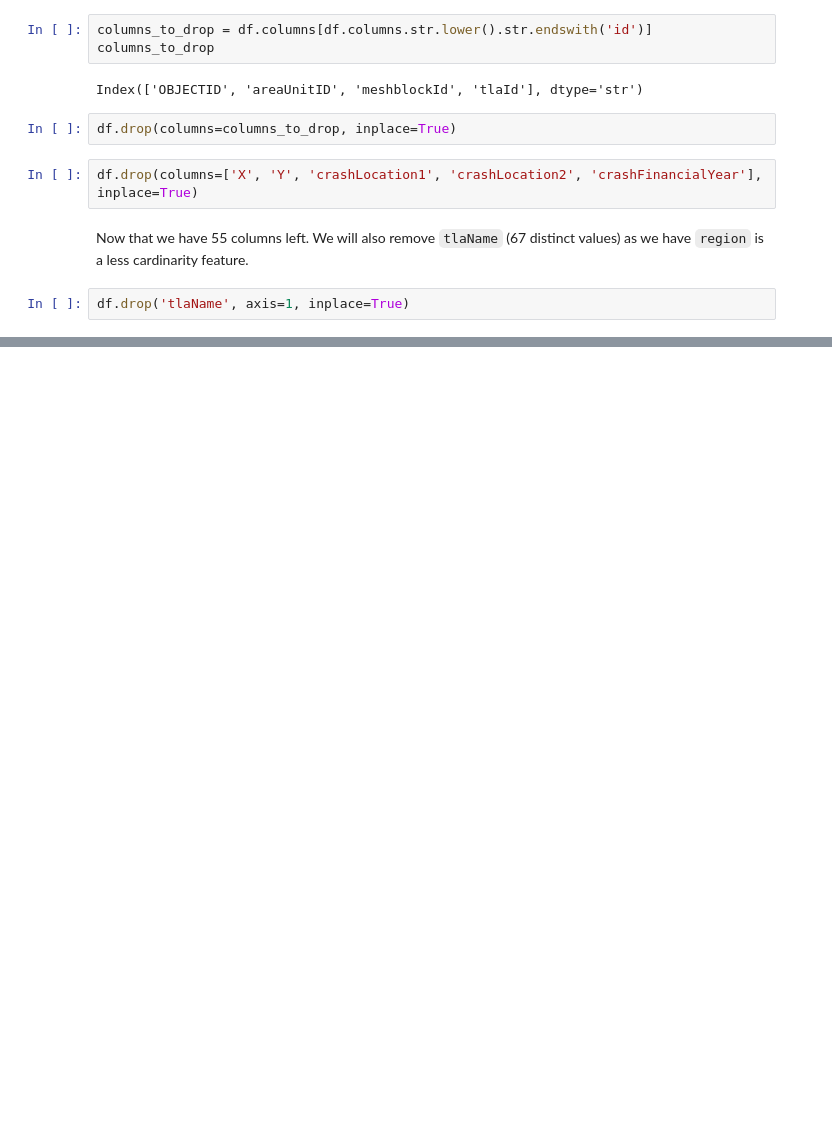
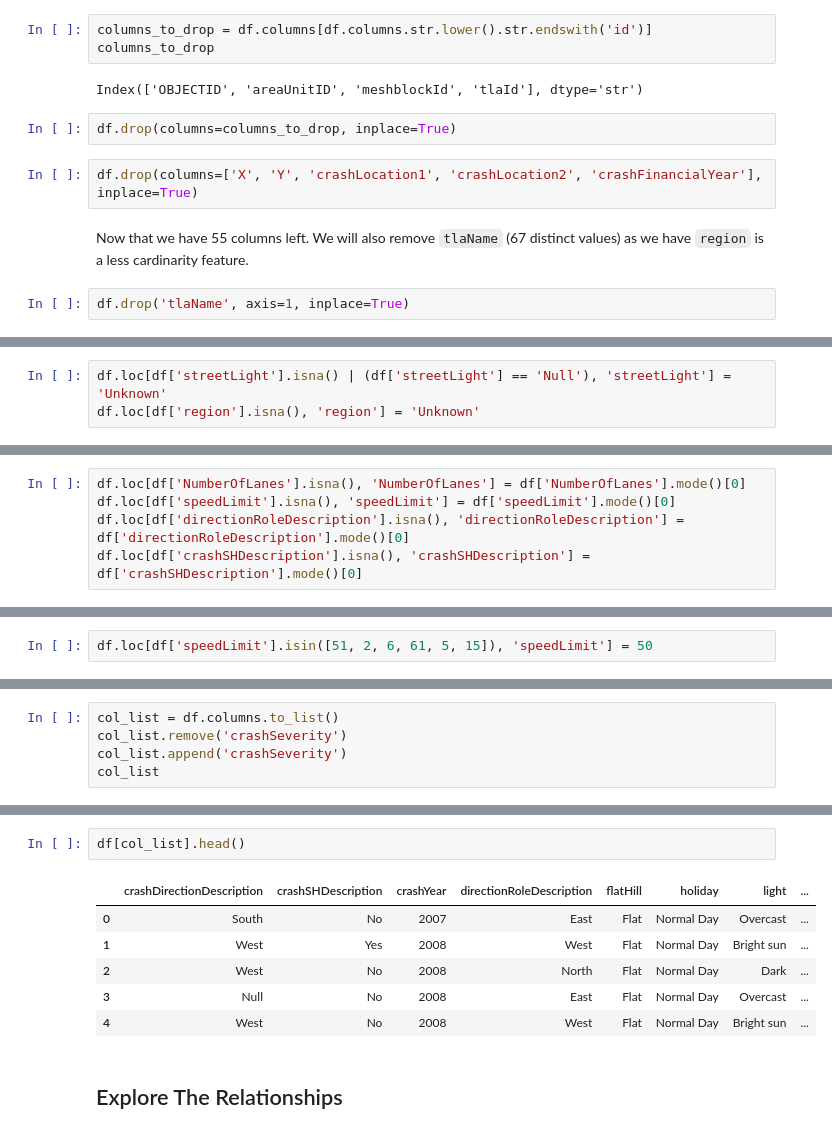
Before and after one commit to Lam-Truong/nz-road-safety-ML, a Jupyter notebook: exploration.ipynb, the cells around one changed output, grey strips where cells are left out. Drawn from its saved outputs; the diff is of its cells as text; blank space fills up the shorter version.

```diff
--- a/exploration.ipynb
+++ b/exploration.ipynb
@@ -163,0 +325,3 @@ df.drop('tlaName', axis=1, inplace=True)
+# %%
+df.loc[df['streetLight'].isna() | (df['streetLight'] == 'Null'), 'streetLight'] = 'Unknown'
+df.loc[df['region'].isna(), 'region'] = 'Unknown'
@@ -163,0 +330,5 @@ df.drop('tlaName', axis=1, inplace=True)
+# %%
+df.loc[df['NumberOfLanes'].isna(), 'NumberOfLanes'] = df['NumberOfLanes'].mode()[0]
+df.loc[df['speedLimit'].isna(), 'speedLimit'] = df['speedLimit'].mode()[0]
+df.loc[df['directionRoleDescription'].isna(), 'directionRoleDescription'] = df['directionRoleDescription'].mode()[0]
+df.loc[df['crashSHDescription'].isna(), 'crashSHDescription'] = df['crashSHDescription'].mode()[0]
@@ -163,0 +370,2 @@ df.drop('tlaName', axis=1, inplace=True)
+# %%
+df.loc[df['speedLimit'].isin([51, 2, 6, 61, 5, 15]), 'speedLimit'] = 50
@@ -163,0 +404,5 @@ df.drop('tlaName', axis=1, inplace=True)
+# %%
+col_list = df.columns.to_list()
+col_list.remove('crashSeverity')
+col_list.append('crashSeverity')
+col_list
@@ -163,0 +430,11 @@ df.drop('tlaName', axis=1, inplace=True)
+# %%
+df[col_list].head()
+# %% [output]
+|  | crashDirectionDescription | crashSHDescription | crashYear | directionRoleDescription | flatHill | holiday | light | ... |
+| 0 | South | No | 2007 | East | Flat | Normal Day | Overcast | ... |
+| 1 | West | Yes | 2008 | West | Flat | Normal Day | Bright sun | ... |
+| 2 | West | No | 2008 | North | Flat | Normal Day | Dark | ... |
+| 3 | Null | No | 2008 | East | Flat | Normal Day | Overcast | ... |
+| 4 | West | No | 2008 | West | Flat | Normal Day | Bright sun | ... |
+# %% [markdown]
+## Explore The Relationships
```
Also changed, not shown: parts of 24 cells of this notebook.
